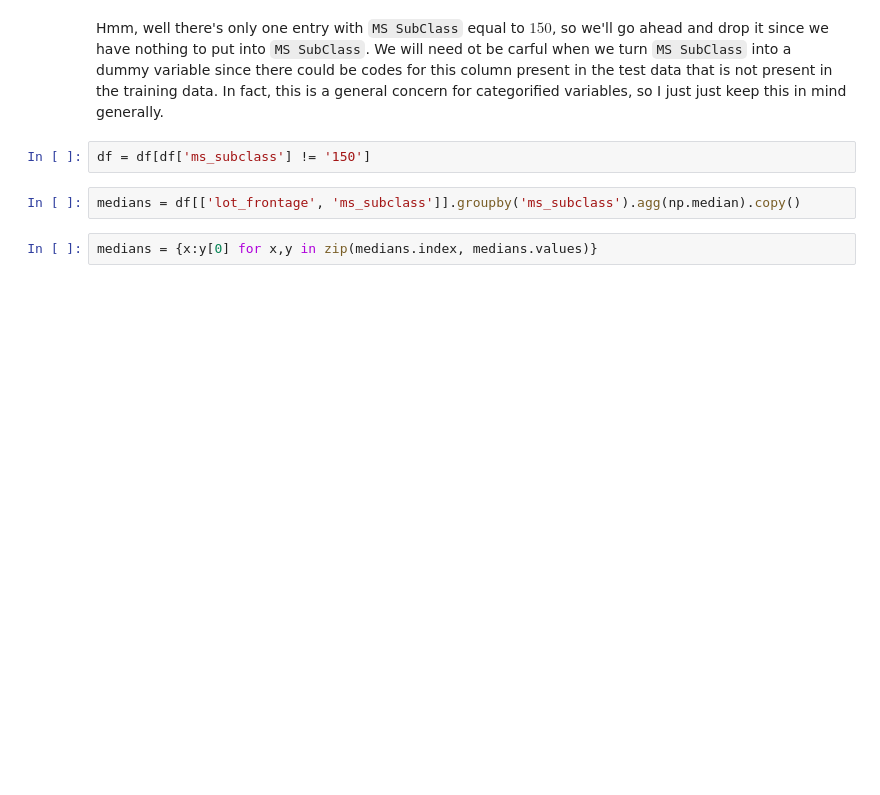
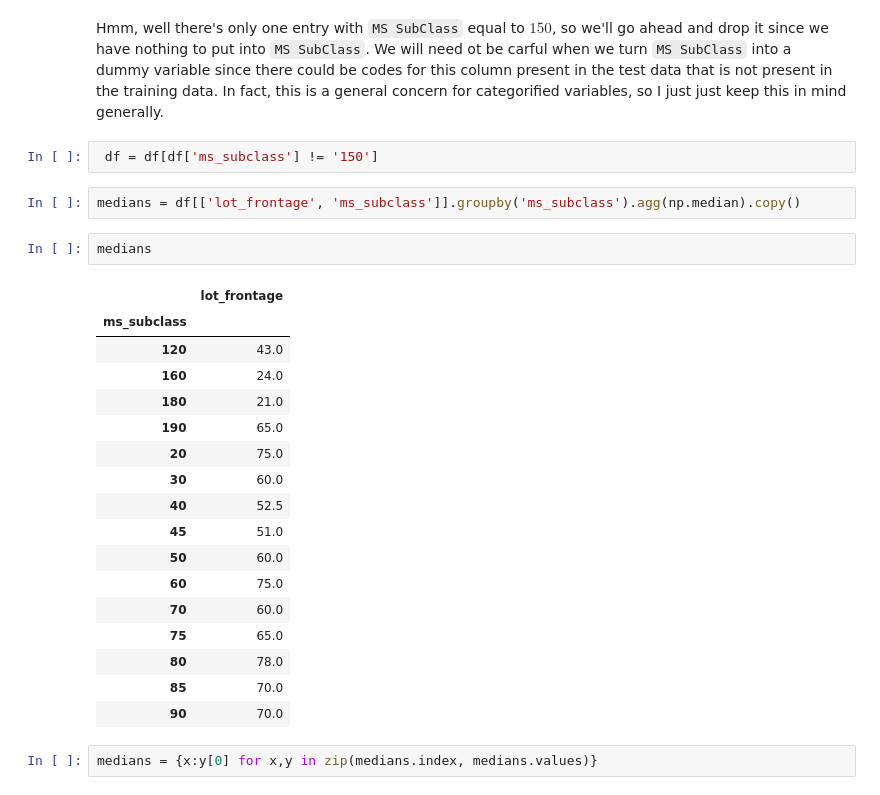
Before and after one commit to jtimdwyer/amex-housing-prices, a Jupyter notebook: tim_dwyer_la_4/notebooks/cleaning.ipynb, the cells around one changed output. Drawn from its saved outputs; the diff is of its cells as text; blank space fills up the shorter version.

```diff
--- a/tim_dwyer_la_4/notebooks/cleaning.ipynb
+++ b/tim_dwyer_la_4/notebooks/cleaning.ipynb
@@ -246,9 +233,29 @@ df[df['ms_subclass'] == '150']
 # %% [markdown]
 Hmm, well there's only one entry with `MS SubClass` equal to $150$, so we'll go ahead and drop it since we have nothing to put into `MS SubClass`. We will need ot be carful when we turn `MS SubClass` into a dummy variable since there could be codes for this column present in the test data that is not present in the training data. In fact, this is a general concern for categorified variables, so I just just keep this in mind generally.
 # %%
-df = df[df['ms_subclass'] != '150']
+ df = df[df['ms_subclass'] != '150']
 # %%
 medians = df[['lot_frontage', 'ms_subclass']].groupby('ms_subclass').agg(np.median).copy()
+# %%
+medians
+# %% [output]
+|  | lot_frontage |
+| ms_subclass |  |
+| 120 | 43.0 |
+| 160 | 24.0 |
+| 180 | 21.0 |
+| 190 | 65.0 |
+| 20 | 75.0 |
+| 30 | 60.0 |
+| 40 | 52.5 |
+| 45 | 51.0 |
+| 50 | 60.0 |
+| 60 | 75.0 |
+| 70 | 60.0 |
+| 75 | 65.0 |
+| 80 | 78.0 |
+| 85 | 70.0 |
+| 90 | 70.0 |
 # %%
 medians = {x:y[0] for x,y in zip(medians.index, medians.values)}
 # %%
```
Also changed, not shown: parts of 3 cells of this notebook, 13 other files.
